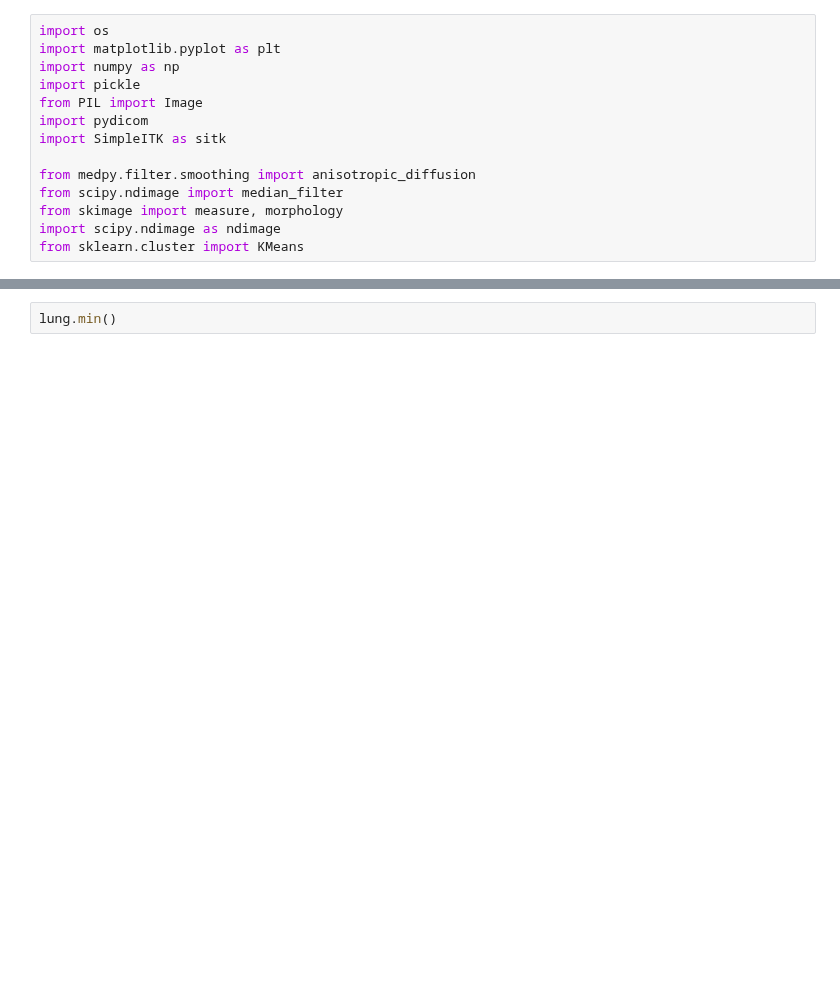
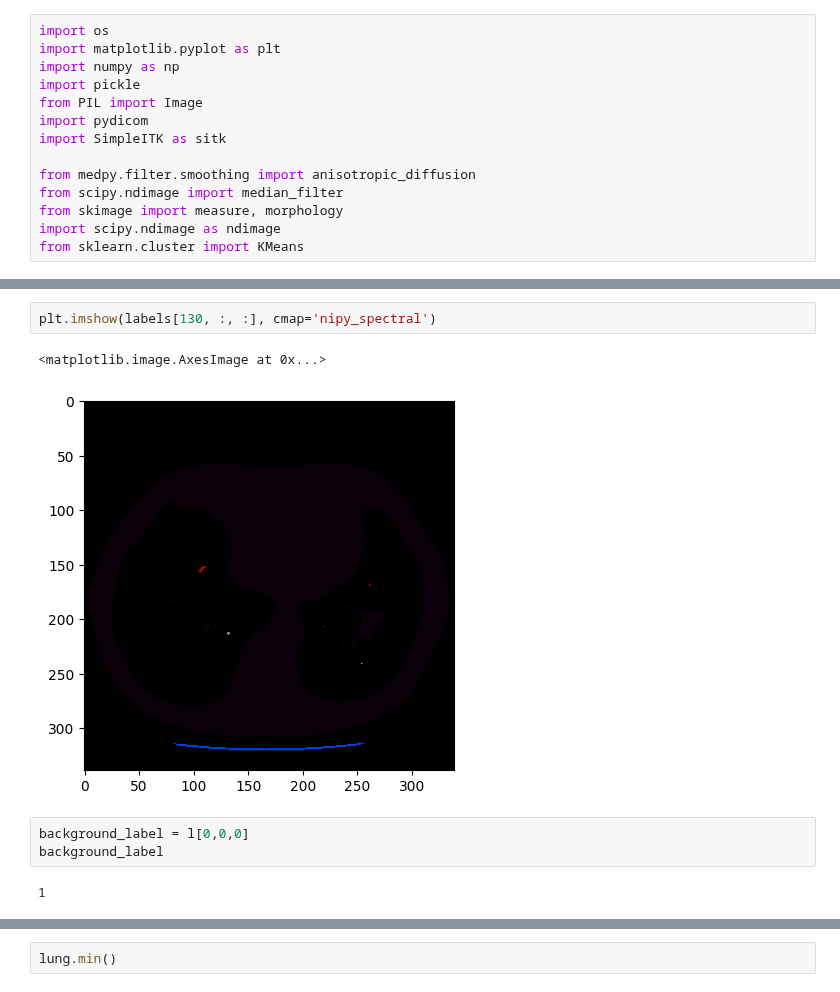
Before and after one commit to minhminh2k/3D-SegClass-Medical, a Jupyter notebook: notebooks/data.ipynb, the cells around one changed output, grey strips where cells are left out. Saved outputs shown, nothing was run; the diff lists cells and outputs as text; blank space fills up the shorter version.

```diff
--- a/notebooks/data.ipynb
+++ b/notebooks/data.ipynb
@@ -99,0 +183,10 @@ def lung_window_clip_volume(pixel_array: np.ndarray, min_px: int = -1200, max_px
+# %%
+plt.imshow(labels[130, :, :], cmap='nipy_spectral')
+# %% [output]
+<matplotlib.image.AxesImage at 0x...>
+[figure, added]
+# %%
+background_label = l[0,0,0]
+background_label
+# %% [output]
+1
```
Also changed, not shown: parts of 25 cells of this notebook, 23 other files.
